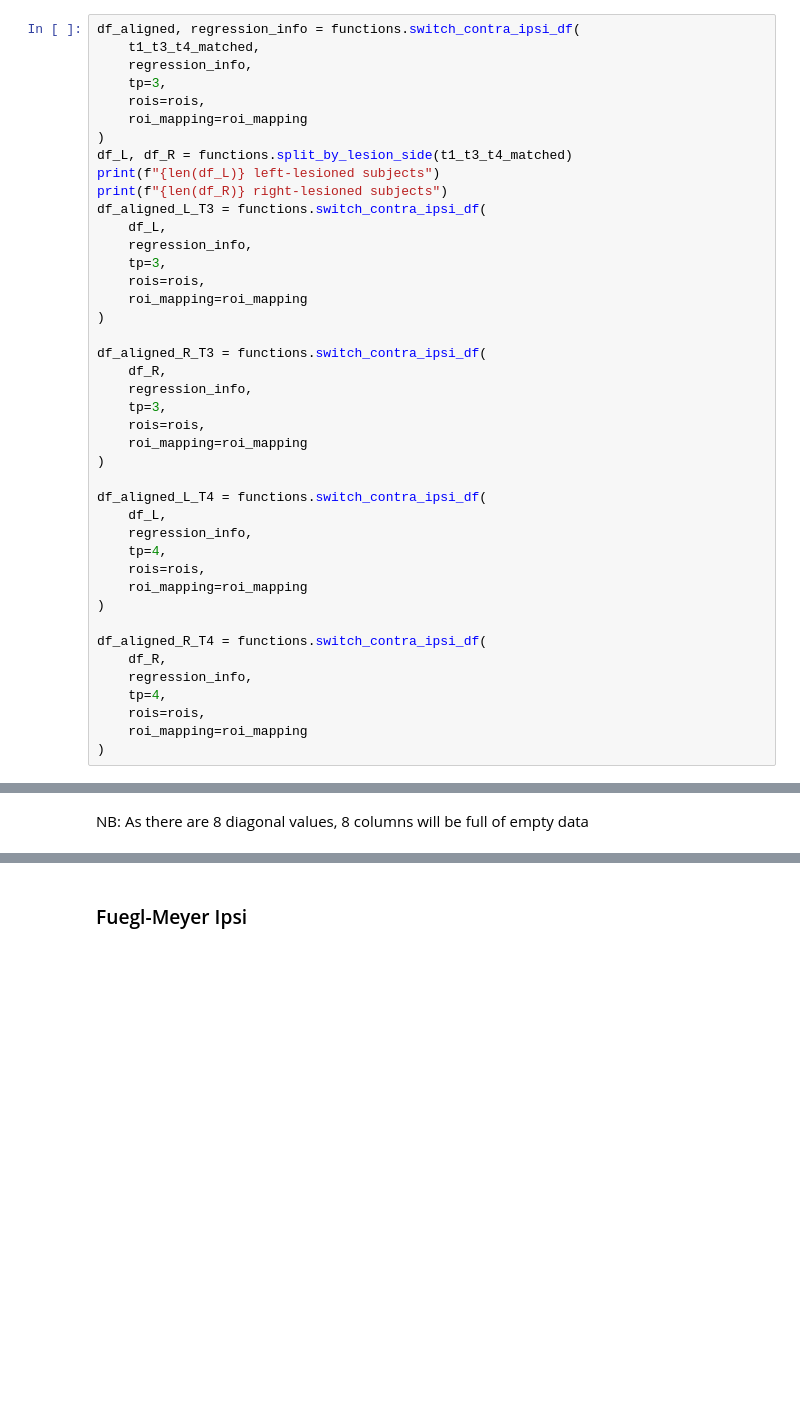
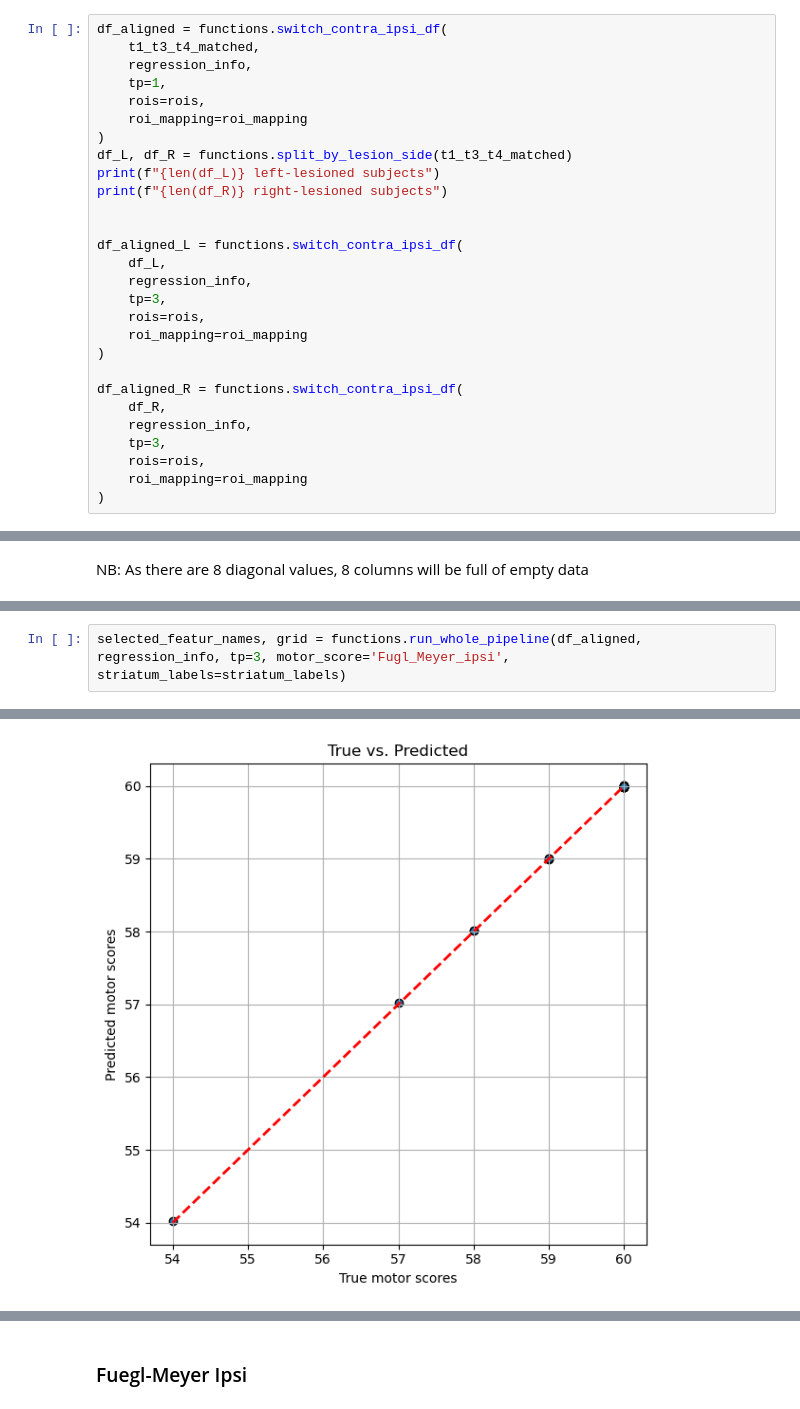
Before and after one commit to maylismlr/uphummel_MA4, a Jupyter notebook: regression.ipynb, the cells around one changed output, grey strips where cells are left out. Cells and saved outputs as stored; diff of their text form; blank space fills up the shorter version.

Commit message:
regressionsss

```diff
--- a/regression.ipynb
+++ b/regression.ipynb
@@ -66,17 +77,19 @@ Trying to load: TiMeS_matrix_mdImputed_allT2.xlsx
 Trying to load: TiMeS_matrix_mdImputed_allT1.xlsx
 ✅ Successfully loaded: TiMeS_matrix_mdImputed_allT1.xlsx
 # %%
-df_aligned, regression_info = functions.switch_contra_ipsi_df(
+df_aligned = functions.switch_contra_ipsi_df(
     t1_t3_t4_matched,
     regression_info,
-    tp=3,
+    tp=1,
     rois=rois,
     roi_mapping=roi_mapping
 )
 df_L, df_R = functions.split_by_lesion_side(t1_t3_t4_matched)
 print(f"{len(df_L)} left-lesioned subjects")
 print(f"{len(df_R)} right-lesioned subjects")
-df_aligned_L_T3 = functions.switch_contra_ipsi_df(
+
+
+df_aligned_L = functions.switch_contra_ipsi_df(
     df_L,
     regression_info,
     tp=3,
@@ -84,29 +97,13 @@ df_aligned_L_T3 = functions.switch_contra_ipsi_df(
     roi_mapping=roi_mapping
 )
 
-df_aligned_R_T3 = functions.switch_contra_ipsi_df(
+df_aligned_R = functions.switch_contra_ipsi_df(
     df_R,
     regression_info,
     tp=3,
     rois=rois,
     roi_mapping=roi_mapping
 )
-
-df_aligned_L_T4 = functions.switch_contra_ipsi_df(
-    df_L,
-    regression_info,
-    tp=4,
-    rois=rois,
-    roi_mapping=roi_mapping
-)
-
-df_aligned_R_T4 = functions.switch_contra_ipsi_df(
-    df_R,
-    regression_info,
-    tp=4,
-    rois=rois,
-    roi_mapping=roi_mapping
-)
 # %% [output]
 8 left-lesioned subjects
 17 right-lesioned subjects
@@ -221,0 +678,3 @@ Together, this pipeline provides a statistically sound, interpretable, and gener
+# %%
+selected_featur_names, grid = functions.run_whole_pipeline(df_aligned, regression_info, tp=3, motor_score='Fugl_Meyer_ipsi', striatum_labels=striatum_labels)
+# %% [output]
@@ -221,0 +700 @@ Together, this pipeline provides a statistically sound, interpretable, and gener
+[figure, added]
```
Also changed, not shown: parts of 222 cells of this notebook, 2 other files.
